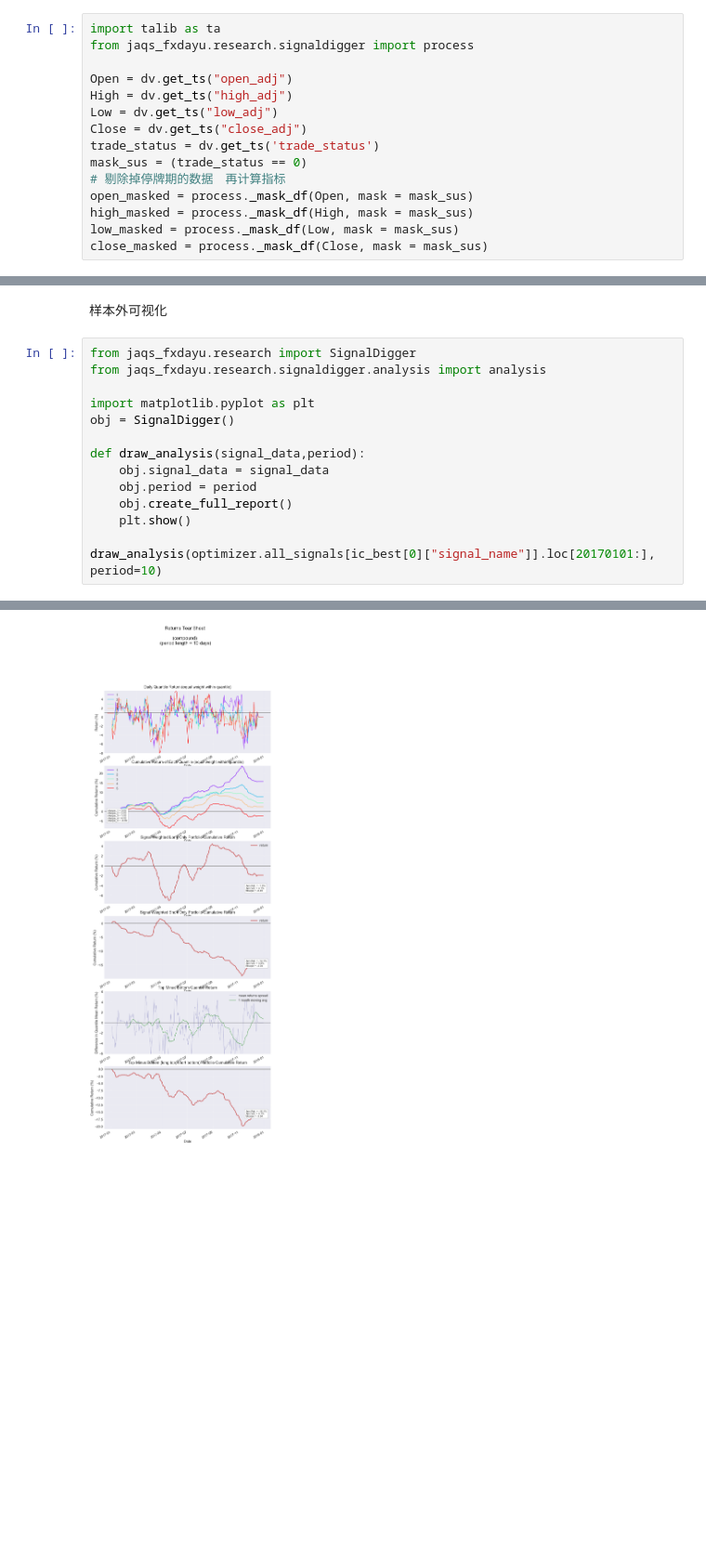
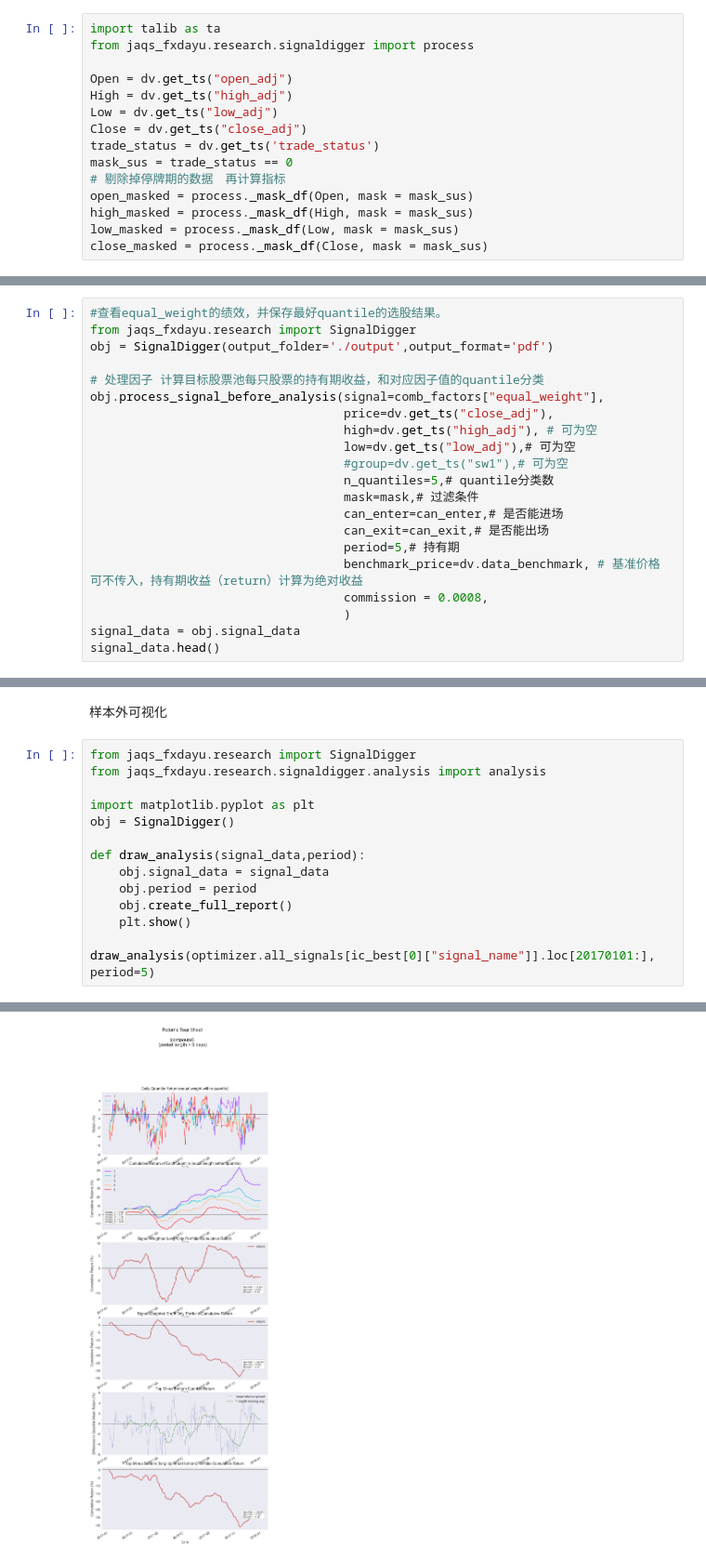
Before and after one commit to lishaojie0000/-offer_2018-, a Jupyter notebook: 2、talib、数据处理与jaqs相关试题.ipynb, the cells around one changed output, grey strips where cells are left out. Shown at 93% size. Cells and saved outputs as stored; diff of their text form; blank space fills up the shorter version.

```diff
--- a/2、talib、数据处理与jaqs相关试题.ipynb
+++ b/2、talib、数据处理与jaqs相关试题.ipynb
@@ -302,7 +305,7 @@ High = dv.get_ts("high_adj")
 Low = dv.get_ts("low_adj")
 Close = dv.get_ts("close_adj")
 trade_status = dv.get_ts('trade_status')
-mask_sus = (trade_status == 0)
+mask_sus = trade_status == 0
 # 剔除掉停牌期的数据　再计算指标
 open_masked = process._mask_df(Open, mask = mask_sus)
 high_masked = process._mask_df(High, mask = mask_sus)
@@ -519,0 +503,21 @@ ic_5.loc[datetime.date(2017,1,3):,][["equal_weight","ic_weight","ir_weight"]].pl
+# %%
+#查看equal_weight的绩效，并保存最好quantile的选股结果。
+from jaqs_fxdayu.research import SignalDigger
+obj = SignalDigger(output_folder='./output',output_format='pdf')
+
+# 处理因子 计算目标股票池每只股票的持有期收益，和对应因子值的quantile分类
+obj.process_signal_before_analysis(signal=comb_factors["equal_weight"],
+                                   price=dv.get_ts("close_adj"),
+                                   high=dv.get_ts("high_adj"), # 可为空
+                                   low=dv.get_ts("low_adj"),# 可为空
+                                   #group=dv.get_ts("sw1"),# 可为空
+                                   n_quantiles=5,# quantile分类数
+                                   mask=mask,# 过滤条件
+                                   can_enter=can_enter,# 是否能进场
+                                   can_exit=can_exit,# 是否能出场
+                                   period=5,# 持有期
+                                   benchmark_price=dv.data_benchmark, # 基准价格 可不传入，持有期收益（return）计算为绝对收益
+                                   commission = 0.0008,
+                                   )
+signal_data = obj.signal_data
+signal_data.head()
@@ -613,32 +703,32 @@ from jaqs_fxdayu.research.signaldigger.analysis import analysis
 import matplotlib.pyplot as plt
 obj = SignalDigger()
 
 def draw_analysis(signal_data,period):
     obj.signal_data = signal_data
     obj.period = period
     obj.create_full_report()
     plt.show()
 
-draw_analysis(optimizer.all_signals[ic_best[0]["signal_name"]].loc[20170101:], period=10)
+draw_analysis(optimizer.all_signals[ic_best[0]["signal_name"]].loc[20170101:], period=5)
 # %% [output]
 Value of signals of Different Quantiles Statistics
                min       max      mean       std  count    count %
 quantile
 1        -0.808704  0.007599 -0.076528  0.050031  13750  20.129119
 2        -0.084603  0.037019 -0.021038  0.018508  13677  20.022252
 3        -0.050439  0.063253  0.001917  0.018536  13652  19.985653
 4        -0.039393  0.098533  0.022451  0.022301  13677  20.022252
 5        -0.020183  1.000000  0.064145  0.076642  13553  19.840724
 Figure saved: C:\Users\Eric Lee\Documents\GitHub\ofo\作业\returns_report.pdf
 Information Analysis
                 ic
 IC Mean     -0.025
 IC Std.      0.198
 t-stat(IC)  -1.889
 p-value(IC)  0.060
 IC Skew     -0.112
 IC Kurtosis -0.640
 Ann. IR     -0.123
 Figure saved: C:\Users\Eric Lee\Documents\GitHub\ofo\作业\information_report.pdf
 <matplotlib.figure.Figure at 0x...>
-[figure, old version]
+[figure, new version]
```
Also changed, not shown: parts of 16 cells of this notebook.
